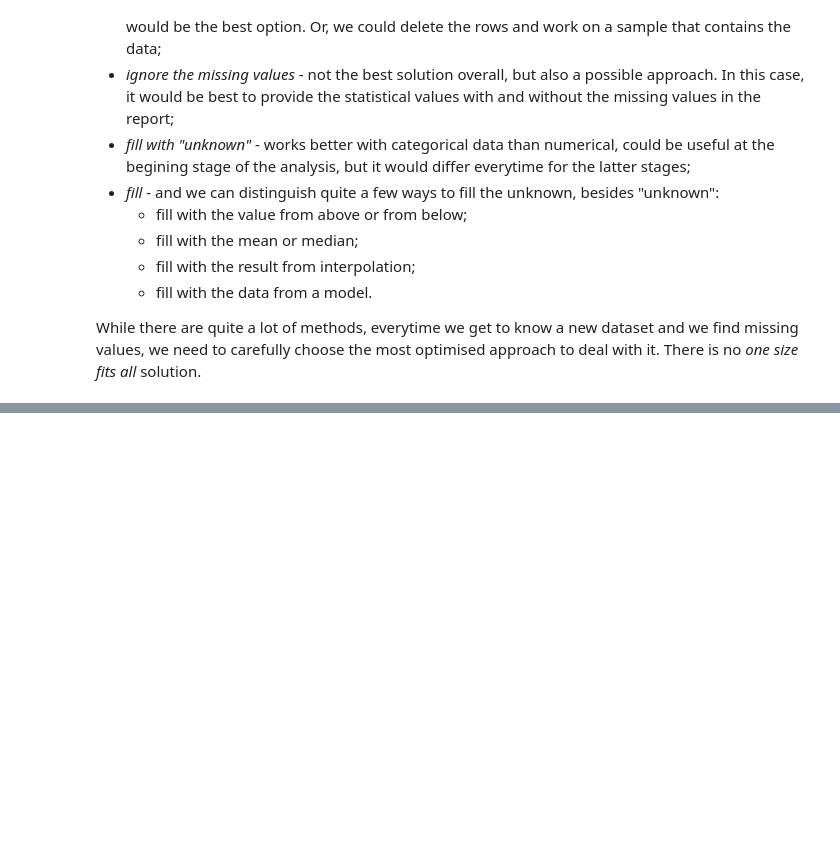
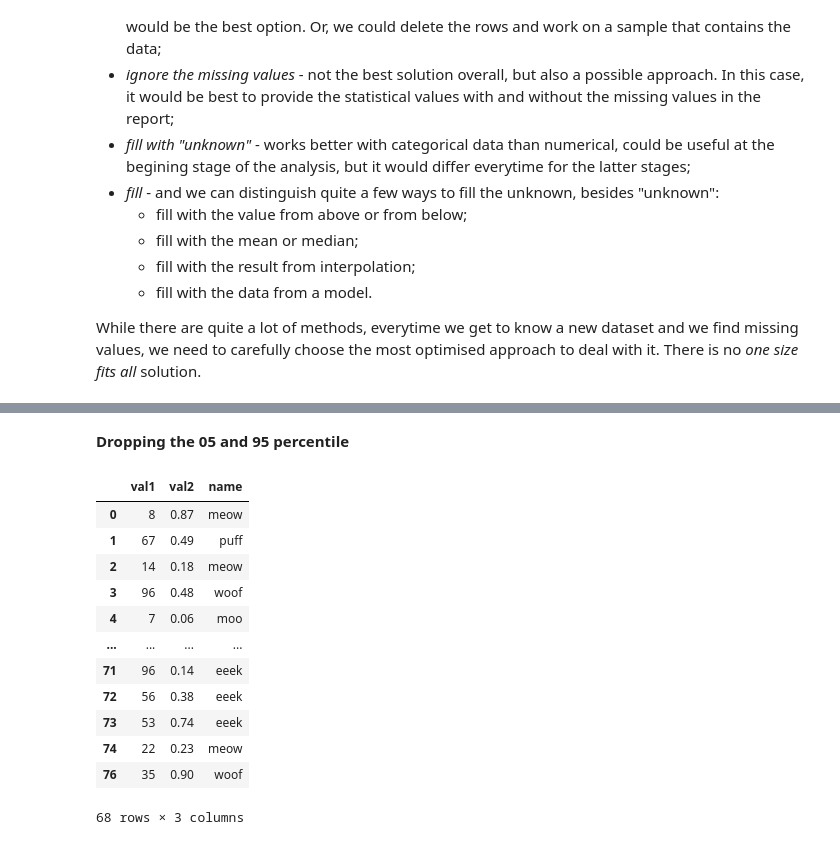
Before and after one commit to miladziekanowska/Data_Analytics, a Jupyter notebook: Pandas_Data_Cleaning.ipynb, the cells around one changed output, grey strips where cells are left out. Saved outputs shown, nothing was run; the diff lists cells and outputs as text; code cells hidden in the pictures; blank space fills up the shorter version.

```diff
--- a/Pandas_Data_Cleaning.ipynb
+++ b/Pandas_Data_Cleaning.ipynb
@@ -248,0 +528,22 @@ More on interpolation can be found [here](https://pandas.pydata.org/docs/referen
+# %% [markdown]
+**Dropping the 05 and 95 percentile**
+# %%
+upper_limit = df['val1'].quantile(.95)
+lower_limit = df['val1'].quantile(.05)
+
+df1 = df[(df['val1'] < upper_limit) & (df['val1'] > lower_limit)]
+df1 #dropped 9 values
+# %% [output]
+|  | val1 | val2 | name |
+| 0 | 8 | 0.87 | meow |
+| 1 | 67 | 0.49 | puff |
+| 2 | 14 | 0.18 | meow |
+| 3 | 96 | 0.48 | woof |
+| 4 | 7 | 0.06 | moo |
+| ... | ... | ... | ... |
+| 71 | 96 | 0.14 | eeek |
+| 72 | 56 | 0.38 | eeek |
+| 73 | 53 | 0.74 | eeek |
+| 74 | 22 | 0.23 | meow |
+| 76 | 35 | 0.90 | woof |
+68 rows × 3 columns
```
Also changed, not shown: parts of 37 cells of this notebook.
